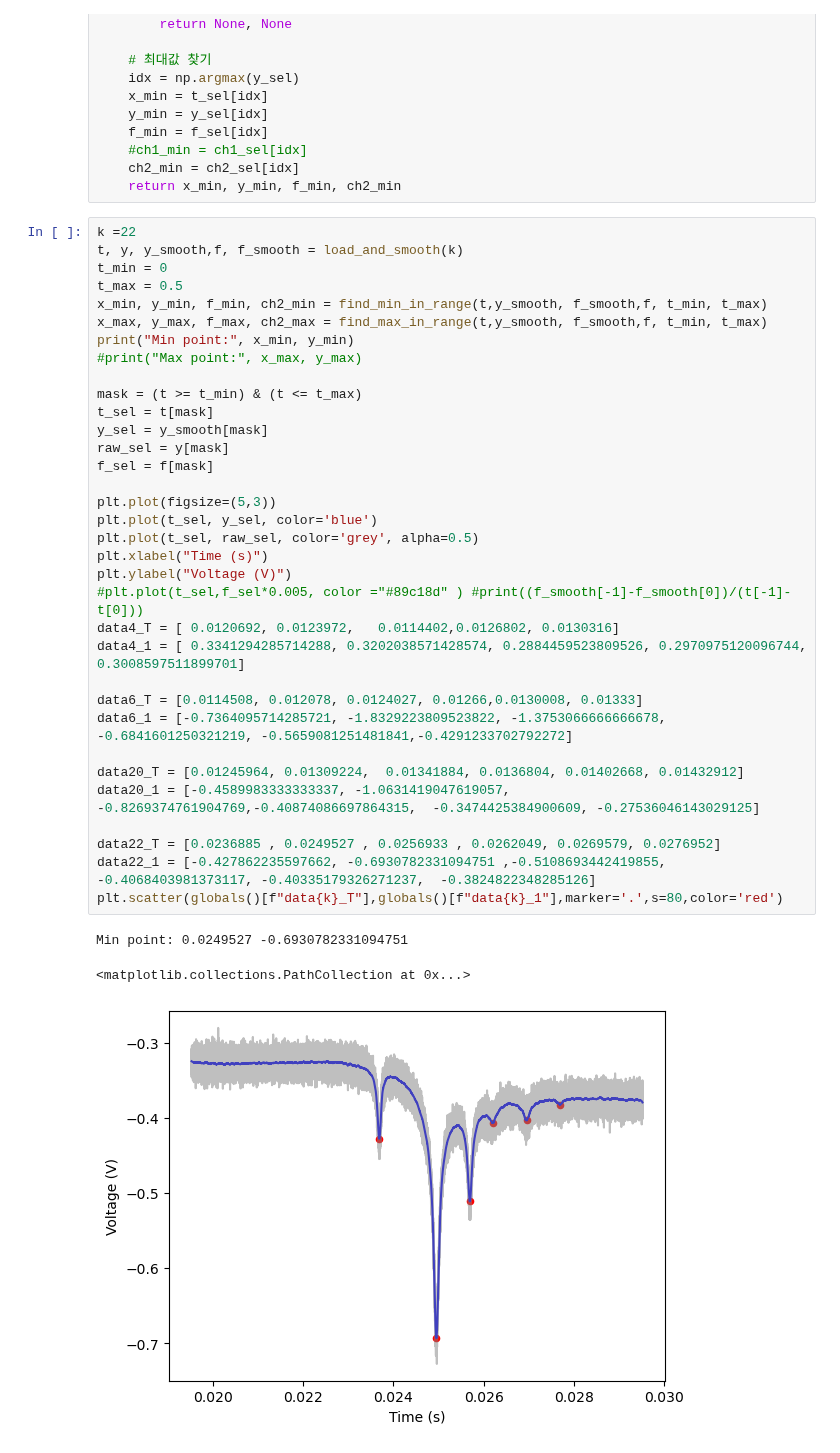
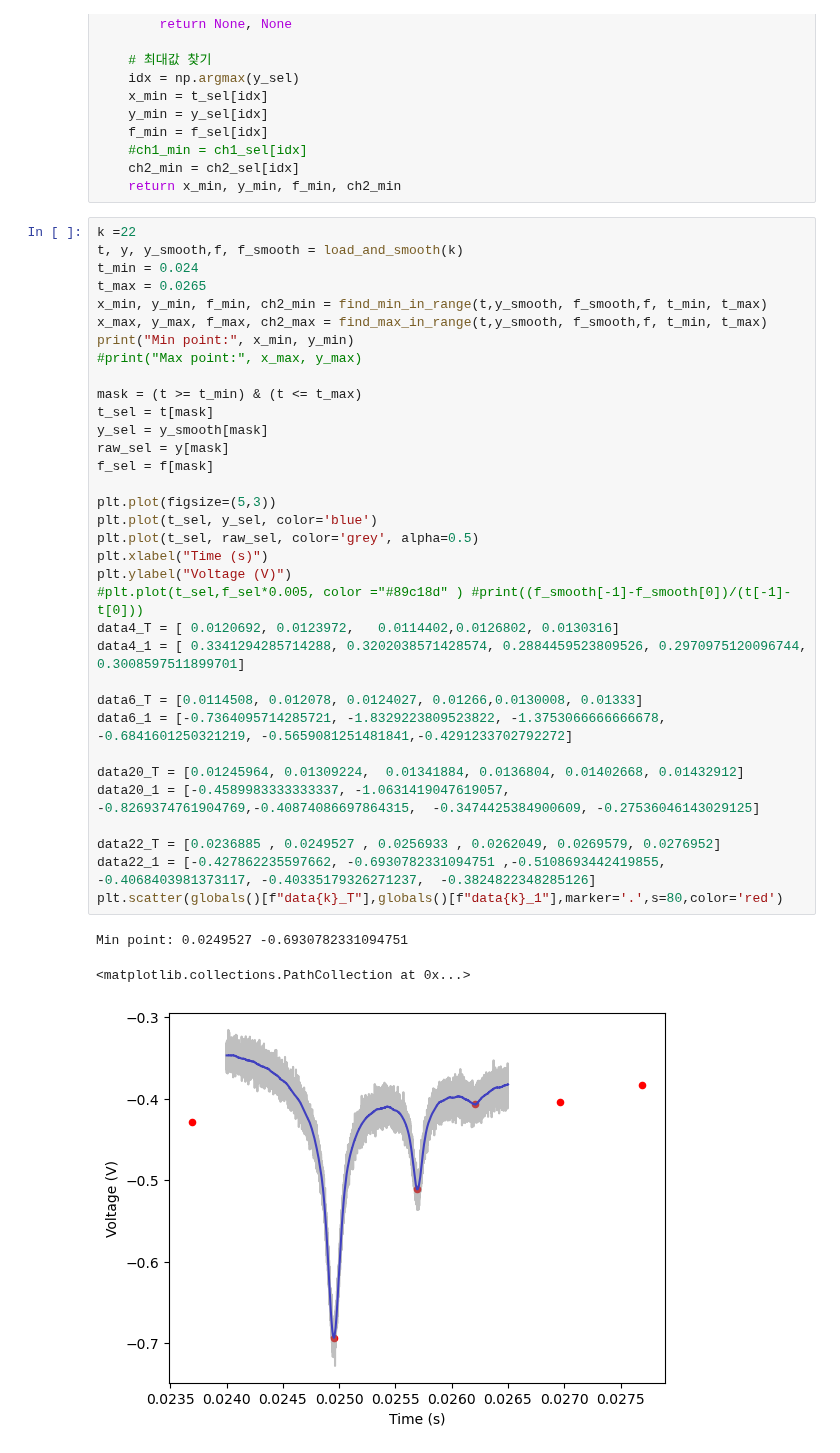
Before and after one commit to ain03-bit/Optics_3, a Jupyter notebook: 결과.ipynb, the cells around one changed output. Cells and saved outputs as stored; diff of their text form.

```diff
--- a/결과.ipynb
+++ b/결과.ipynb
@@ -1025,38 +1025,38 @@ def find_max_in_range(t, y_corr, f_smooth, f, t_min, t_max):
 # %%
 k =22
 t, y, y_smooth,f, f_smooth = load_and_smooth(k)
-t_min = 0
-t_max = 0.5
+t_min = 0.024
+t_max = 0.0265
 x_min, y_min, f_min, ch2_min = find_min_in_range(t,y_smooth, f_smooth,f, t_min, t_max)
 x_max, y_max, f_max, ch2_max = find_max_in_range(t,y_smooth, f_smooth,f, t_min, t_max)
 print("Min point:", x_min, y_min)
 #print("Max point:", x_max, y_max)
 
 mask = (t >= t_min) & (t <= t_max)
 t_sel = t[mask]
 y_sel = y_smooth[mask]
 raw_sel = y[mask]
 f_sel = f[mask]
 
 plt.plot(figsize=(5,3))
 plt.plot(t_sel, y_sel, color='blue')
 plt.plot(t_sel, raw_sel, color='grey', alpha=0.5)
 plt.xlabel("Time (s)")
 plt.ylabel("Voltage (V)")
 #plt.plot(t_sel,f_sel*0.005, color ="#89c18d" ) #print((f_smooth[-1]-f_smooth[0])/(t[-1]-t[0]))
 data4_T = [ 0.0120692, 0.0123972,   0.0114402,0.0126802, 0.0130316]
 data4_1 = [ 0.3341294285714288, 0.3202038571428574, 0.2884459523809526, 0.2970975120096744, 0.3008597511899701]
 
 data6_T = [0.0114508, 0.012078, 0.0124027, 0.01266,0.0130008, 0.01333]
 data6_1 = [-0.7364095714285721, -1.8329223809523822, -1.3753066666666678, -0.6841601250321219, -0.5659081251481841,-0.4291233702792272]
 
 data20_T = [0.01245964, 0.01309224,  0.01341884, 0.0136804, 0.01402668, 0.01432912]
 data20_1 = [-0.4589983333333337, -1.0631419047619057, -0.8269374761904769,-0.40874086697864315,  -0.3474425384900609, -0.27536046143029125]
 
 data22_T = [0.0236885 , 0.0249527 , 0.0256933 , 0.0262049, 0.0269579, 0.0276952]
 data22_1 = [-0.427862235597662, -0.6930782331094751 ,-0.5108693442419855, -0.4068403981373117, -0.40335179326271237,  -0.3824822348285126]
 plt.scatter(globals()[f"data{k}_T"],globals()[f"data{k}_1"],marker='.',s=80,color='red')
 # %% [output]
 Min point: 0.0249527 -0.6930782331094751
 <matplotlib.collections.PathCollection at 0x...>
-[figure, old version]
+[figure, new version]
```
Also changed, not shown: parts of 4 cells of this notebook.
